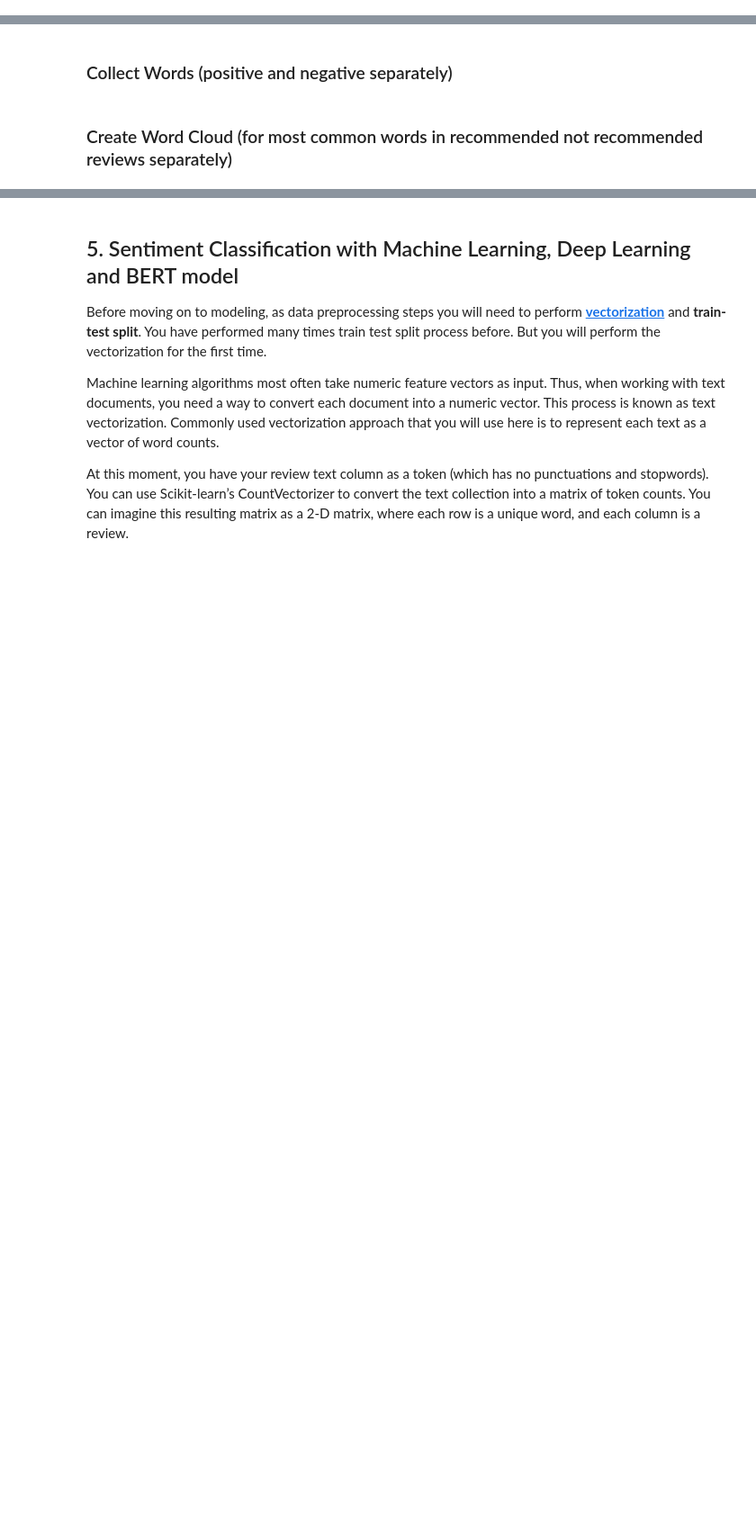
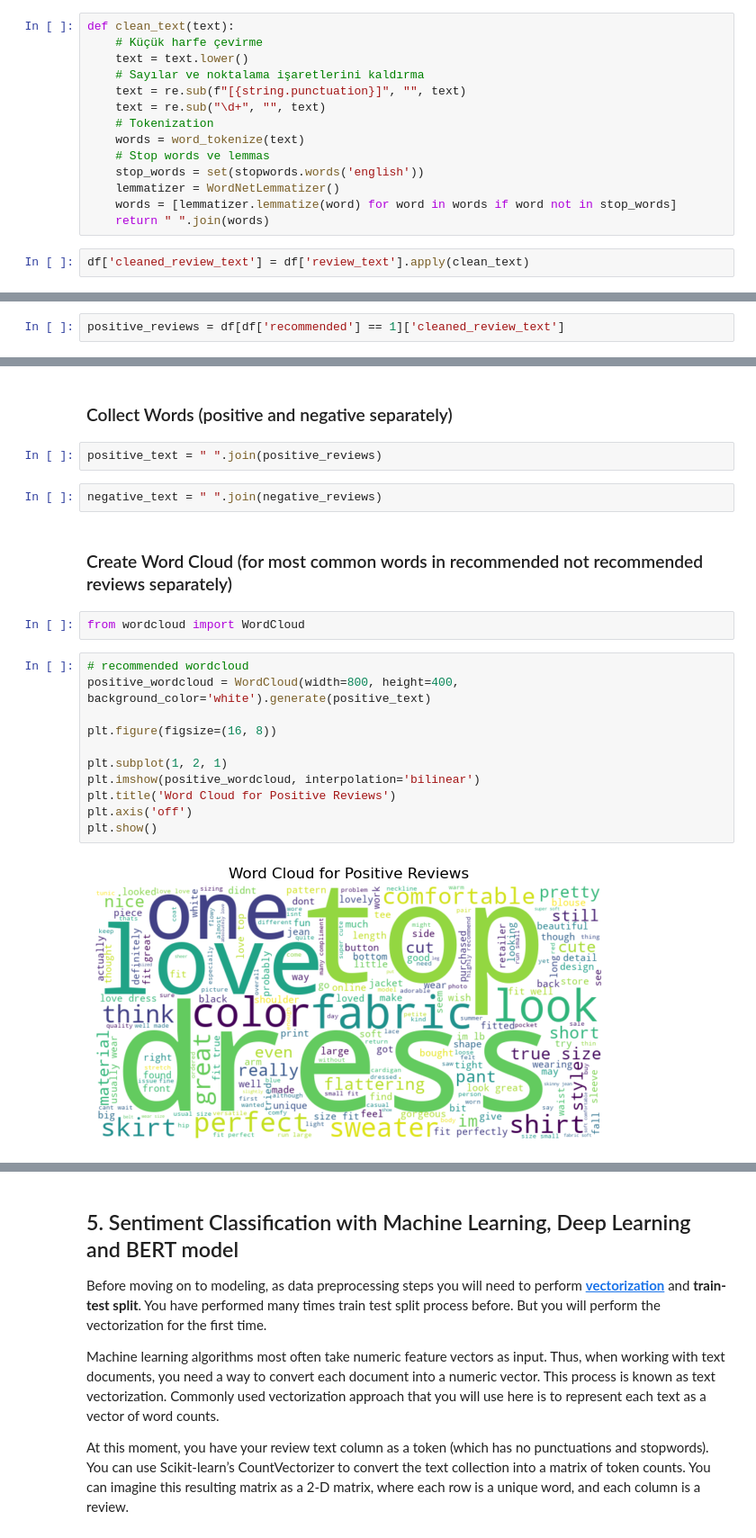
Before and after one commit to Nurdan10/NLP, a Jupyter notebook: NLP_Sentiment_Analysis_Project.ipynb, the cells around one changed output, grey strips where cells are left out. Shown at 90% size. Saved outputs shown, nothing was run; the diff lists cells and outputs as text; blank space fills up the shorter version.

```diff
--- a/NLP_Sentiment_Analysis_Project.ipynb
+++ b/NLP_Sentiment_Analysis_Project.ipynb
@@ -176,3 +304,19 @@ As the first step change text to tokens and convertion all of the words to lower
+# %%
+def clean_text(text):
+    # Küçük harfe çevirme
+    text = text.lower()
+    # Sayılar ve noktalama işaretlerini kaldırma
+    text = re.sub(f"[{string.punctuation}]", "", text)
+    text = re.sub("\d+", "", text)
+    # Tokenization
+    words = word_tokenize(text)
+    # Stop words ve lemmas
+    stop_words = set(stopwords.words('english'))
+    lemmatizer = WordNetLemmatizer()
+    words = [lemmatizer.lemmatize(word) for word in words if word not in stop_words]
+    return " ".join(words)
+# %%
+df['cleaned_review_text'] = df['review_text'].apply(clean_text)
 # %% [markdown]
 ## 4. WordCloud - Repetition of Words
 
@@ -189,3 +333,5 @@ You can follow the steps below:
 - Create Word Cloud
 # %% [markdown]
 ### Detect Reviews (positive and negative separately)
+# %%
+positive_reviews = df[df['recommended'] == 1]['cleaned_review_text']
@@ -192,4 +340,23 @@ You can follow the steps below:
 # %% [markdown]
 ### Collect Words (positive and negative separately)
+# %%
+positive_text = " ".join(positive_reviews)
+# %%
+negative_text = " ".join(negative_reviews)
 # %% [markdown]
 ### Create Word Cloud (for most common words in recommended not recommended reviews separately)
+# %%
+from wordcloud import WordCloud
+# %%
+# recommended wordcloud
+positive_wordcloud = WordCloud(width=800, height=400, background_color='white').generate(positive_text)
+
+plt.figure(figsize=(16, 8))
+
+plt.subplot(1, 2, 1)
+plt.imshow(positive_wordcloud, interpolation='bilinear')
+plt.title('Word Cloud for Positive Reviews')
+plt.axis('off')
+plt.show()
+# %% [output]
+[figure, added]
```
Also changed, not shown: parts of 18 cells of this notebook.
